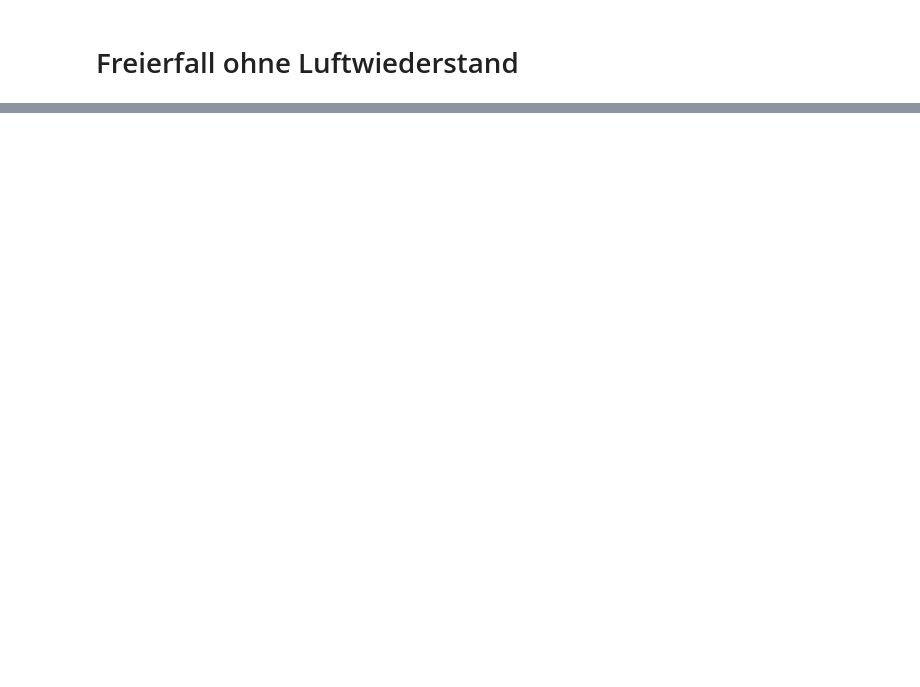
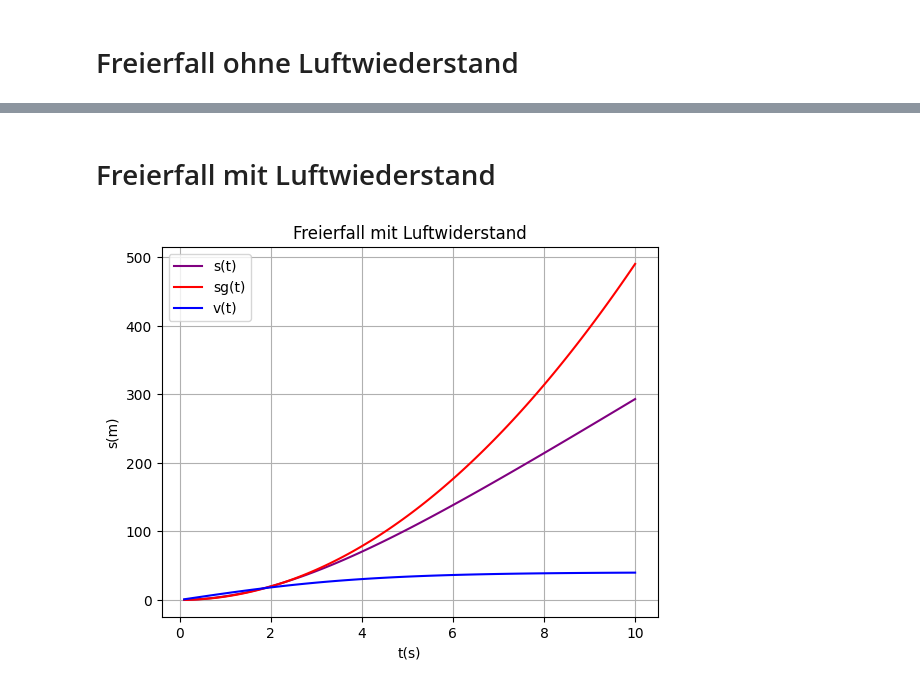
Before and after one commit to Lukas-hgs/TG12-3, a Jupyter notebook: Seminarkurs/Luftwiederstand.ipynb, the cells around one changed output, grey strips where cells are left out. Drawn from its saved outputs; the diff is of its cells as text; code cells hidden in the pictures; blank space fills up the shorter version.

```diff
--- a/Seminarkurs/Luftwiederstand.ipynb
+++ b/Seminarkurs/Luftwiederstand.ipynb
@@ -44,0 +45,55 @@ plt.show()
+# %% [markdown]
+# Freierfall mit Luftwiederstand
+# %%
+import math
+import matplotlib.pyplot as plt
+import numpy as np
+
+t=0
+g=9.81
+m=80
+a=0
+v=0
+s=0
+dt=0.1
+cw=0.78
+pl=1.23
+A=1
+
+tr = []
+vr = []
+sr = []
+sg = []
+
+def Fr(v):
+    fr=0.5*cw*pl*A*v**2
+    if v<0:
+        fr=-fr
+    return fr
+
+
+for i in range(0,100):
+    t=t+dt
+    a=g-(Fr(v)/m)
+    v=v+a*dt
+    s=s+v*dt
+    s2=0.5*g*t**2
+
+    sg.append(s2)
+    tr.append(t)
+    vr.append(v)
+    sr.append(s)
+
+# Erster Graph: s(t)
+plt.plot(tr, sr, color='purple', label='s(t)')
+# Zweiter Graph: sg(t)
+plt.plot(tr, sg, color='red', label='sg(t)')
+plt.plot(tr, vr, color='blue', label='v(t)')
+plt.xlabel('t(s)')
+plt.ylabel('s(m)')
+plt.title('Freierfall mit Luftwiderstand')
+plt.grid(True)
+plt.legend()
+plt.show()
+# %% [output]
+[figure, added]
```
Also changed, not shown: parts of 1 cell of this notebook.
